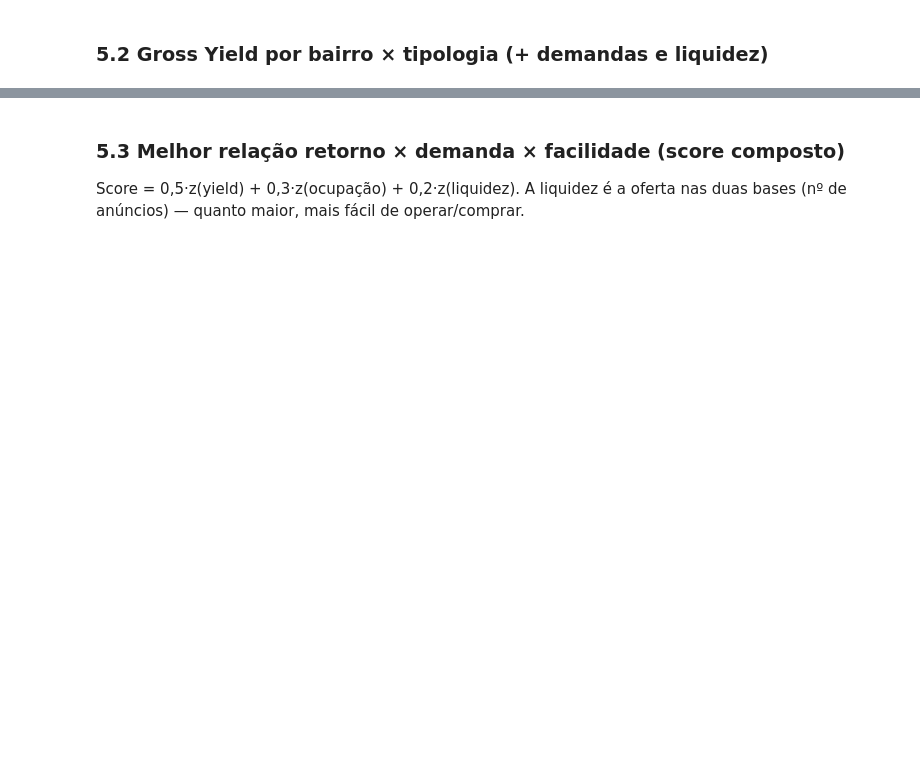
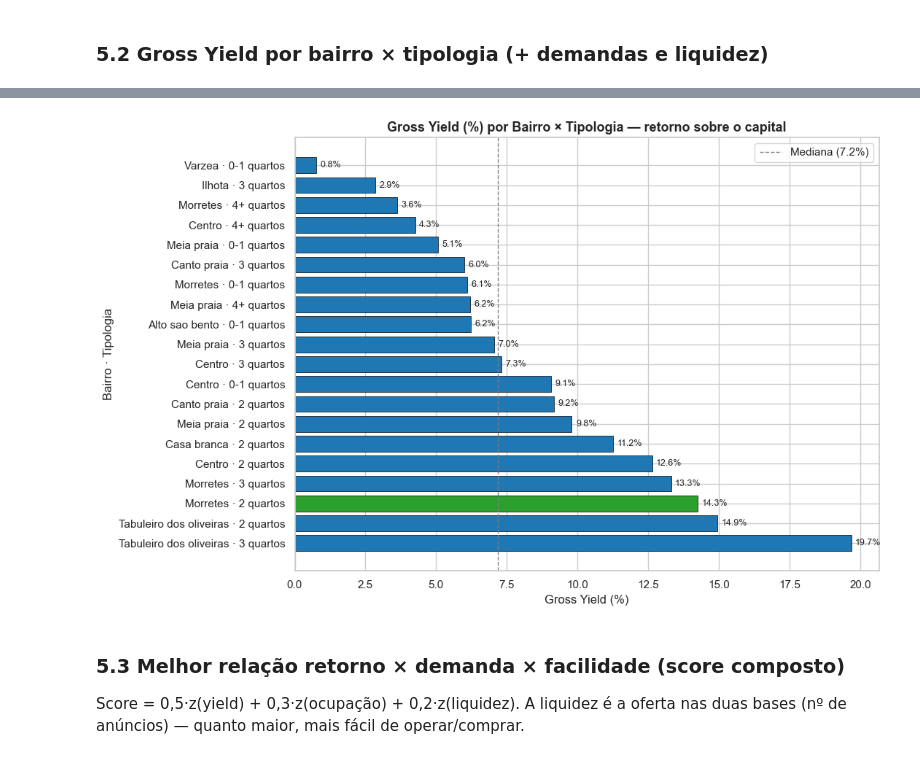
Before and after one commit to way-pds/jovens-talentos-2026-hackathon-data, a Jupyter notebook: analise_itapema.ipynb, the cells around one changed output, grey strips where cells are left out. Cells and saved outputs as stored; diff of their text form; code cells hidden in the pictures; blank space fills up the shorter version.

```diff
--- a/analise_itapema.ipynb
+++ b/analise_itapema.ipynb
@@ -540,3 +834,30 @@ print(view.to_string(index=False))
+# %%
+
+sns.set_theme(style='whitegrid')
+plot_cruz = cruz.copy()
+plot_cruz['rotulo'] = plot_cruz['suburb_norm'].str.capitalize() + ' · ' + plot_cruz['tipologia']
+plot_cruz = plot_cruz.sort_values('gross_yield_pct', ascending=True)
+
+cores = ['#2ca02c' if (r['suburb_norm'] == 'morretes' and r['tipologia'] == '2 quartos')
+         else '#1f77b4' for _, r in plot_cruz.iterrows()]
+
+fig, ax = plt.subplots(figsize=(11, 7))
+bars = ax.barh(plot_cruz['rotulo'], plot_cruz['gross_yield_pct'], color=cores, edgecolor='black', linewidth=0.5)
+ax.set_title('Gross Yield (%) por Bairro × Tipologia — retorno sobre o capital',
+             fontsize=13, fontweight='bold')
+ax.set_xlabel('Gross Yield (%)')
+ax.set_ylabel('Bairro · Tipologia')
+for b in bars:
+    ax.annotate(f"{b.get_width():.1f}%", xy=(b.get_width(), b.get_y() + b.get_height() / 2),
+                xytext=(4, 0), textcoords='offset points', va='center', fontsize=9)
+ax.axvline(plot_cruz['gross_yield_pct'].median(), color='gray', linestyle='--', linewidth=1,
+           label=f"Mediana ({plot_cruz['gross_yield_pct'].median():.1f}%)")
+ax.legend()
+ax.invert_yaxis()
+plt.tight_layout()
+plt.show()
+# %% [output]
+[figure, added]
 # %% [markdown]
 ### 5.3 Melhor relação retorno × demanda × facilidade (score composto)
 
```
Also changed, not shown: parts of 22 cells of this notebook.
